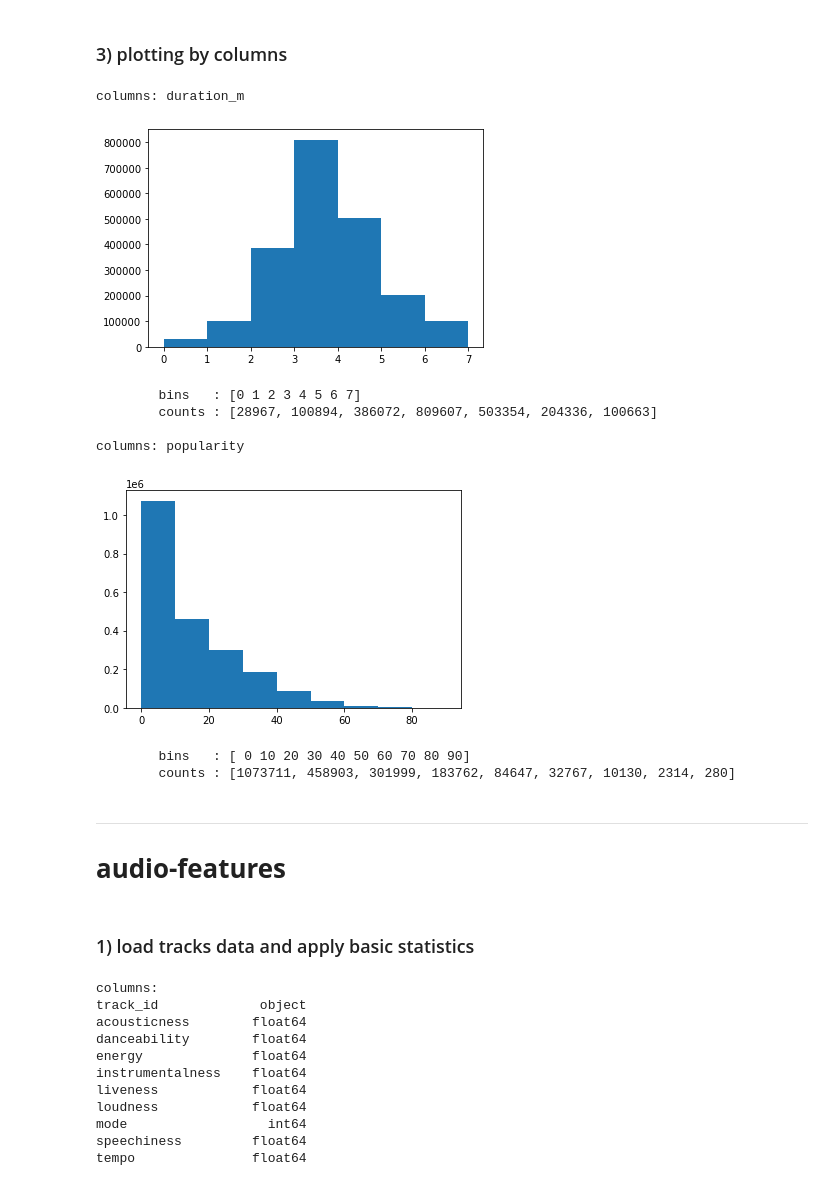
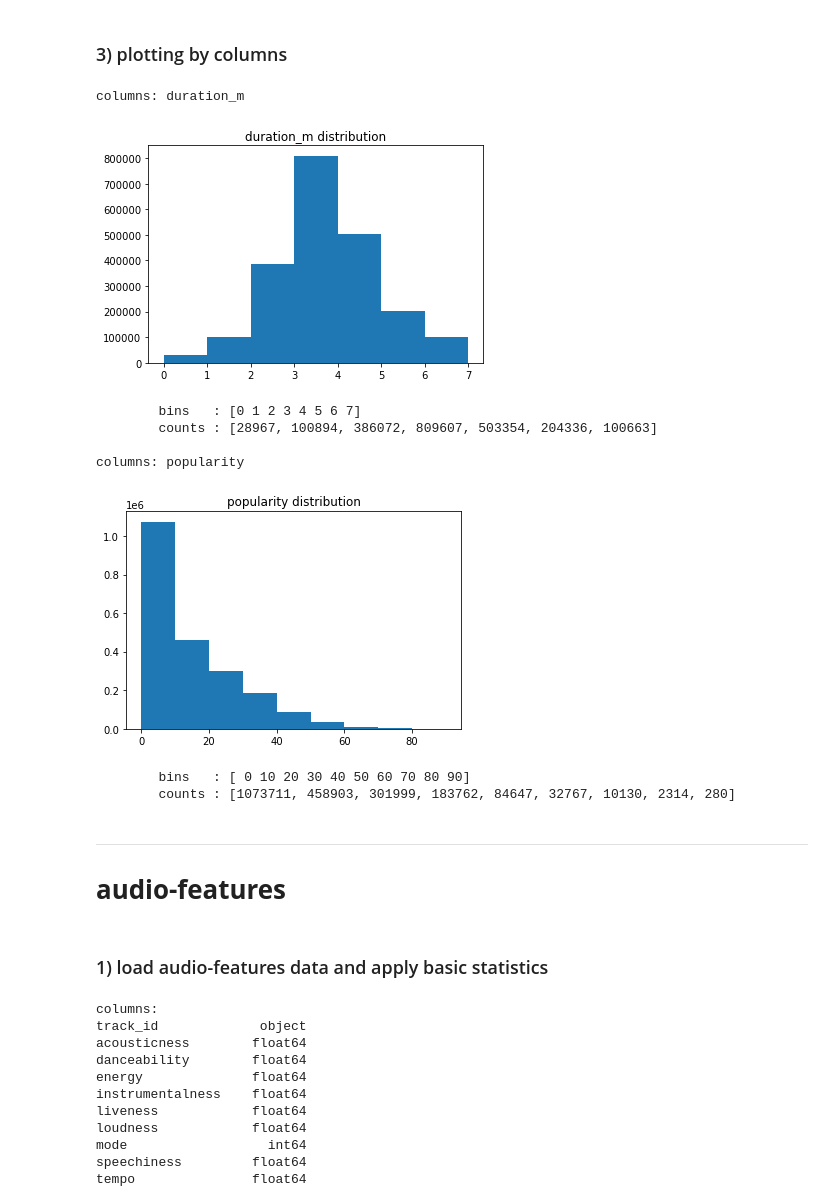
Before and after one commit to jong-inn/music_clustering_recommendation, a Jupyter notebook: eda_tracks_audio_features.ipynb, the cells around one changed output. Saved outputs shown, nothing was run; the diff lists cells and outputs as text; code cells hidden in the pictures.

Commit message:
update eda_tracks_audio_features.ipynb and add the sampled data

```diff
--- a/eda_tracks_audio_features.ipynb
+++ b/eda_tracks_audio_features.ipynb
@@ -9,16 +13,30 @@ import matplotlib.pyplot as plt
 # __functions__
 # %%
 # plot function
-def plot_histogram(nums, bins=None):
+def plot_histogram(nums, title=None, bins=None):
     fig, ax = plt.subplots()
     if bins:
         counts, bins, patches = ax.hist(nums, bins=bins, density=False)
     else:
         counts, bins, patches = ax.hist(nums, density=False)
 
+    if title:
+        plt.title(title)
     plt.show()
 
     return counts, bins, patches
+
+def plot_heatmap(groupby, pivot_col, title=None):
+
+    assert type(pivot_col) == list and len(pivot_col) == 3
+
+    groupby = groupby.reset_index()
+    groupby_pivoted = groupby.pivot(*pivot_col)
+
+    if title:
+        sns.heatmap(groupby_pivoted, annot=True, fmt=".4f").set(title=title)
+    else:
+        sns.heatmap(groupby_pivoted, annot=True, fmt=".4f")
 # %% [markdown]
 ---
 # __tracks__
@@ -80,34 +98,38 @@ after shape: (2148516, 10)
 # %%
 col_list = ["duration_m", "popularity"]
 
 for col in col_list:
     print(f"columns: {col}")
 
     if col == "duration_m":
         bins = range(0, 8, 1)
     elif col == "popularity":
         bins = range(0, 100, 10)
 
-    counts, bins, patches = plot_histogram(tracks[col].tolist(), bins=bins)
+    counts, bins, patches = plot_histogram(
+                                tracks[col].tolist(),
+                                title=f"{col} distribution",
+                                bins=bins
+                            )
     print(f"""
         bins   : {bins}
         counts : {list(map(int, counts))}
           """)
 # %% [output]
 columns: duration_m
-[figure, old version]
+[figure, new version]
         bins   : [0 1 2 3 4 5 6 7]
         counts : [28967, 100894, 386072, 809607, 503354, 204336, 100663]
 
 columns: popularity
-[figure, old version]
+[figure, new version]
         bins   : [ 0 10 20 30 40 50 60 70 80 90]
         counts : [1073711, 458903, 301999, 183762, 84647, 32767, 10130, 2314, 280]
 # %% [markdown]
 ---
 # __audio-features__
 # %% [markdown]
-### 1) load tracks data and apply basic statistics
+### 1) load audio-features data and apply basic statistics
 # %%
 from spotify_audio_features_preprocess import pre_processed_df
 
```
Also changed, not shown: parts of 14 cells of this notebook, 1 other file.
